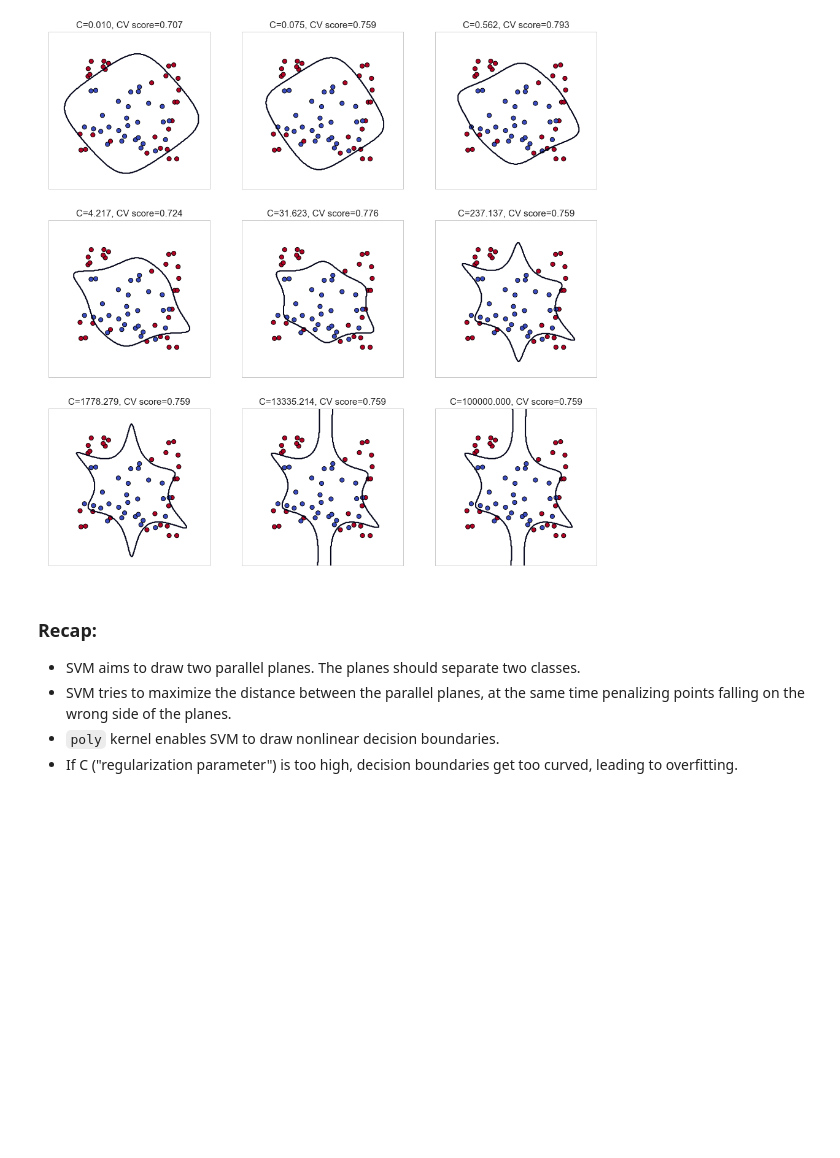
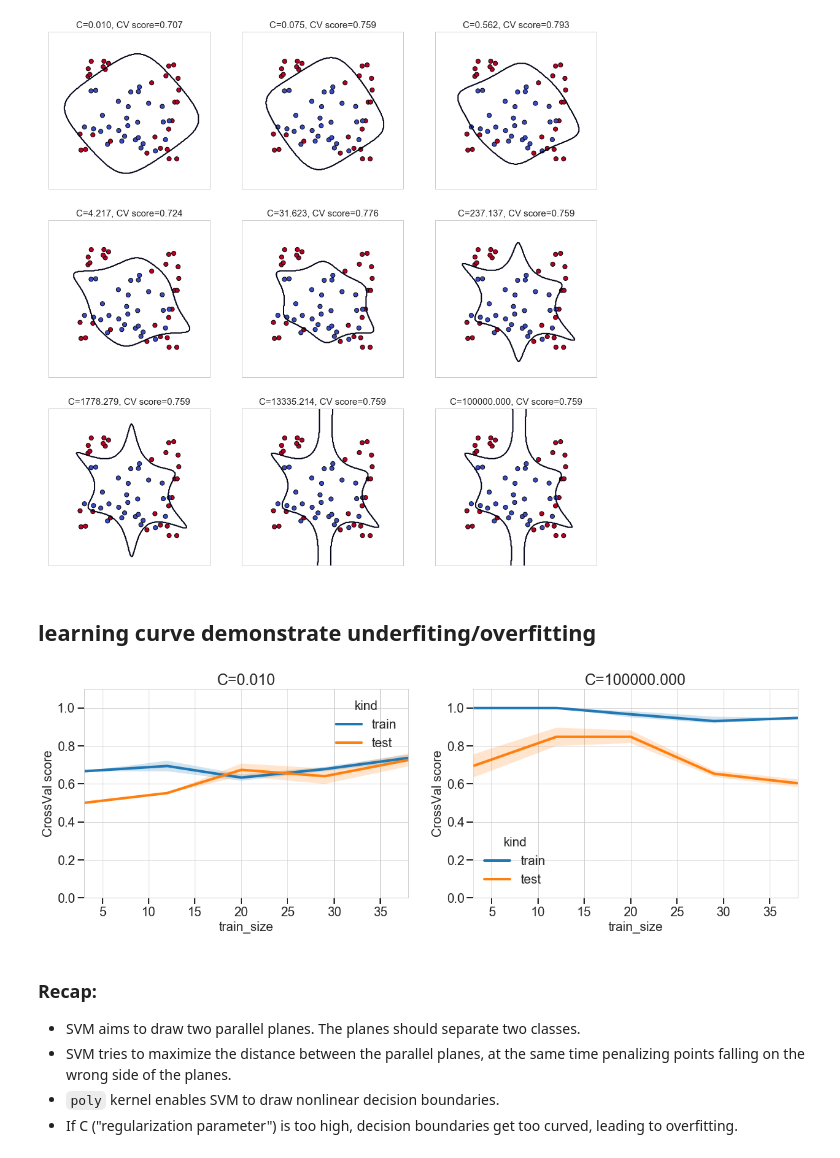
Before and after one commit to JanaLasser/data-science-course, a Jupyter notebook: day4/more_svm.ipynb, the cells around one changed output. Drawn from its saved outputs; the diff is of its cells as text; code cells hidden in the pictures; blank space fills up the shorter version.

Commit message:
more svm contains gridserach DV and learning curve

```diff
--- a/day4/more_svm.ipynb
+++ b/day4/more_svm.ipynb
@@ -332,3 +332,5 @@ for idx, c in enumerate(C_arr):
     ax.set_yticks([])
 # %% [output]
 [figure]
+# %% [markdown]
+## learning curve demonstrate underfiting/overfitting
@@ -335,3 +339,33 @@ for idx, c in enumerate(C_arr):
+# %%
+low_c = C_arr[0]
+high_c = C_arr[-1]
+
+fig, axes = plt.subplots(nrows=1, ncols=2, figsize=(20,6))
+
+for idx, c_chosen in enumerate([low_c, high_c]):
+    ax = axes[idx]
+    ax.set_title("C=%.3f"%c_chosen)
+    clf = SVC(kernel='poly', degree=6, C=c_chosen)
+    curve = learning_curve(clf, scaler.transform(training_data), training_labels)
+
+    train_sizes, train_scores, test_scores = curve
+    train_scores = pd.DataFrame(train_scores)
+    train_scores.loc[:,'train_size'] = train_sizes
+    test_scores = pd.DataFrame(test_scores)
+    test_scores.loc[:,'train_size'] = train_sizes
+
+    train_scores = pd.melt(train_scores, id_vars=['train_size'], value_name = 'CrossVal score')
+    test_scores = pd.melt(test_scores, id_vars=['train_size'], value_name = 'CrossVal score')
+
+    train_scores.loc[:, 'kind'] = 'train'
+    test_scores.loc[:, 'kind'] = 'test'
+    all_scores = pd.concat((train_scores, test_scores))
+
+    sns.tsplot(all_scores, time = 'train_size', unit='variable', value = 'CrossVal score', ax = ax, condition='kind')
+    ax.set_ylim(0,1.1)
+   # sns.tsplot(test_scores, time = 'train_size', unit='variable', value = 'CrossVal score', color='g', ax = axes[idx])
+# %% [output]
+[figure, added]
 # %% [markdown]
 ### Recap:
 * SVM aims to draw two parallel planes. The planes should separate two classes.
```
Also changed, not shown: parts of 39 cells of this notebook.
